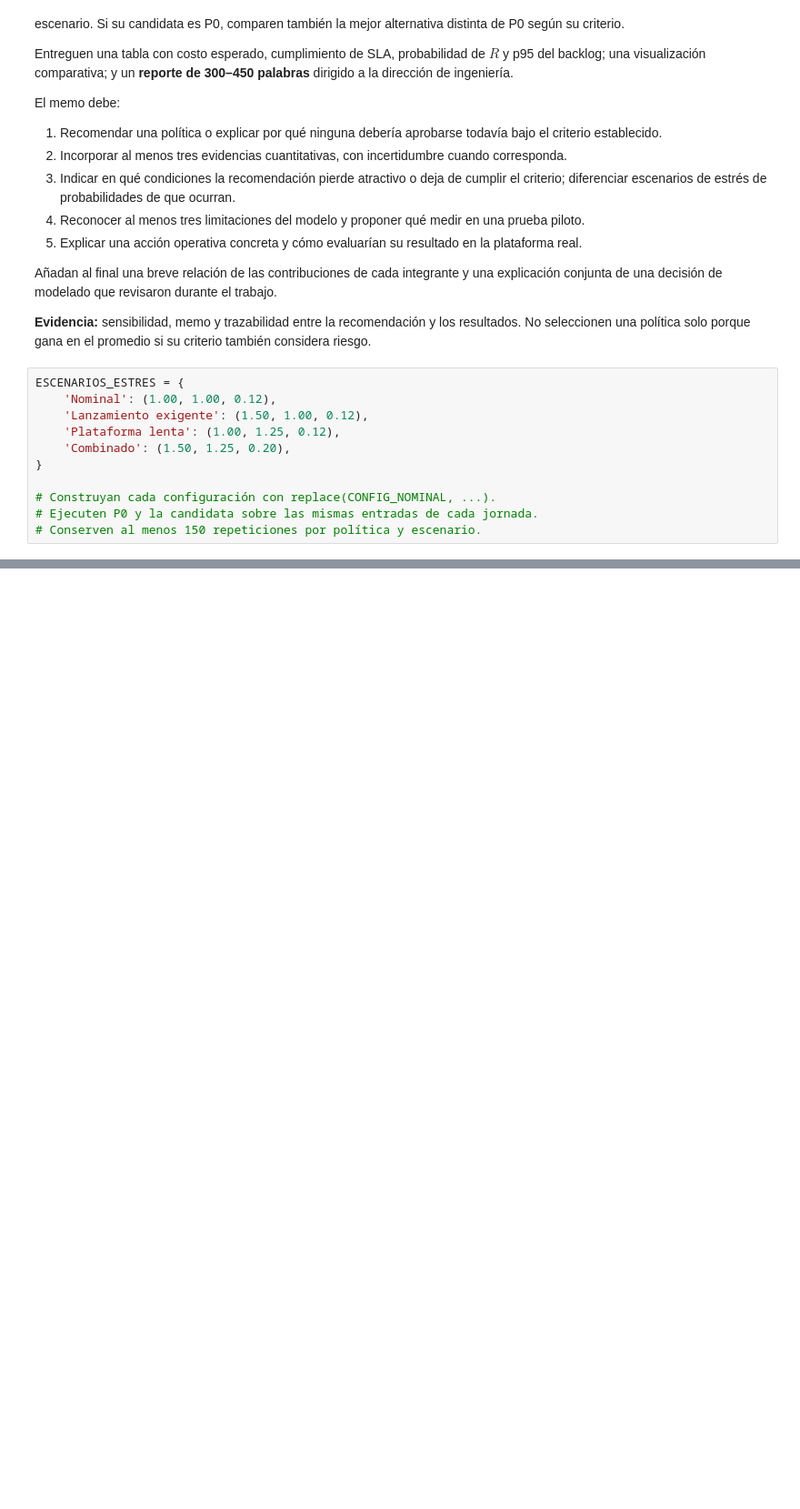
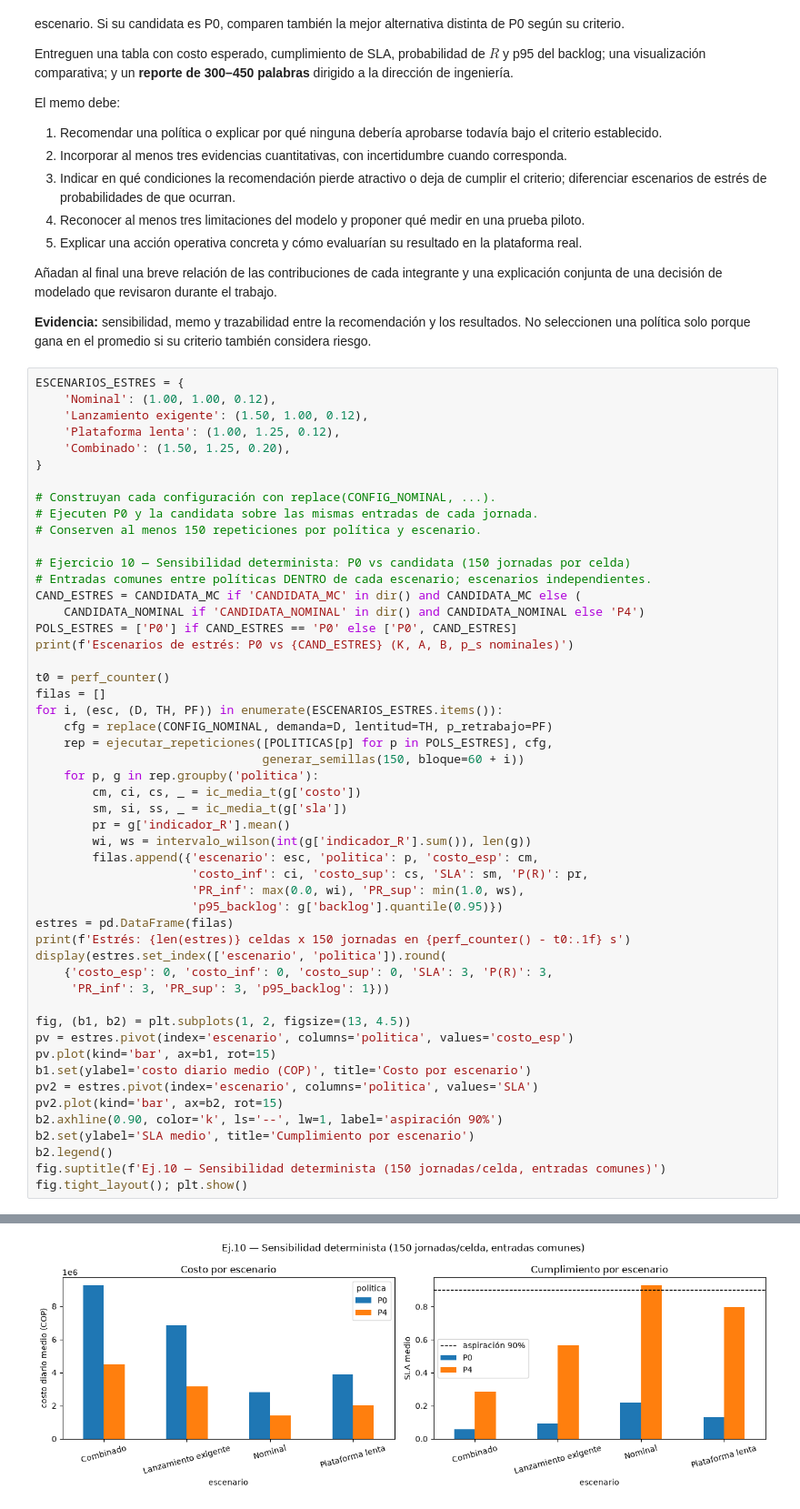
Before and after one commit to nykt3r/JupyterDevContainer, a Jupyter notebook: Taller_2_Modelos_y_Simulacion.ipynb, the cells around one changed output, grey strips where cells are left out. Shown at 91% size. Drawn from its saved outputs; the diff is of its cells as text; blank space fills up the shorter version.

```diff
--- a/Taller_2_Modelos_y_Simulacion.ipynb
+++ b/Taller_2_Modelos_y_Simulacion.ipynb
@@ -1288,3 +2129,44 @@ ESCENARIOS_ESTRES = {
 # Construyan cada configuración con replace(CONFIG_NOMINAL, ...).
 # Ejecuten P0 y la candidata sobre las mismas entradas de cada jornada.
 # Conserven al menos 150 repeticiones por política y escenario.
+
+# Ejercicio 10 — Sensibilidad determinista: P0 vs candidata (150 jornadas por celda)
+# Entradas comunes entre políticas DENTRO de cada escenario; escenarios independientes.
+CAND_ESTRES = CANDIDATA_MC if 'CANDIDATA_MC' in dir() and CANDIDATA_MC else (
+    CANDIDATA_NOMINAL if 'CANDIDATA_NOMINAL' in dir() and CANDIDATA_NOMINAL else 'P4')
+POLS_ESTRES = ['P0'] if CAND_ESTRES == 'P0' else ['P0', CAND_ESTRES]
+print(f'Escenarios de estrés: P0 vs {CAND_ESTRES} (K, A, B, p_s nominales)')
+
+t0 = perf_counter()
+filas = []
+for i, (esc, (D, TH, PF)) in enumerate(ESCENARIOS_ESTRES.items()):
+    cfg = replace(CONFIG_NOMINAL, demanda=D, lentitud=TH, p_retrabajo=PF)
+    rep = ejecutar_repeticiones([POLITICAS[p] for p in POLS_ESTRES], cfg,
+                                generar_semillas(150, bloque=60 + i))
+    for p, g in rep.groupby('politica'):
+        cm, ci, cs, _ = ic_media_t(g['costo'])
+        sm, si, ss, _ = ic_media_t(g['sla'])
+        pr = g['indicador_R'].mean()
+        wi, ws = intervalo_wilson(int(g['indicador_R'].sum()), len(g))
+        filas.append({'escenario': esc, 'politica': p, 'costo_esp': cm,
+                      'costo_inf': ci, 'costo_sup': cs, 'SLA': sm, 'P(R)': pr,
+                      'PR_inf': max(0.0, wi), 'PR_sup': min(1.0, ws),
+                      'p95_backlog': g['backlog'].quantile(0.95)})
+estres = pd.DataFrame(filas)
+print(f'Estrés: {len(estres)} celdas x 150 jornadas en {perf_counter() - t0:.1f} s')
+display(estres.set_index(['escenario', 'politica']).round(
+    {'costo_esp': 0, 'costo_inf': 0, 'costo_sup': 0, 'SLA': 3, 'P(R)': 3,
+     'PR_inf': 3, 'PR_sup': 3, 'p95_backlog': 1}))
+
+fig, (b1, b2) = plt.subplots(1, 2, figsize=(13, 4.5))
+pv = estres.pivot(index='escenario', columns='politica', values='costo_esp')
+pv.plot(kind='bar', ax=b1, rot=15)
+b1.set(ylabel='costo diario medio (COP)', title='Costo por escenario')
+pv2 = estres.pivot(index='escenario', columns='politica', values='SLA')
+pv2.plot(kind='bar', ax=b2, rot=15)
+b2.axhline(0.90, color='k', ls='--', lw=1, label='aspiración 90%')
+b2.set(ylabel='SLA medio', title='Cumplimiento por escenario')
+b2.legend()
+fig.suptitle(f'Ej.10 — Sensibilidad determinista (150 jornadas/celda, entradas comunes)')
+fig.tight_layout(); plt.show()
+# %% [output]
@@ -1291,3 +2185,4 @@ ESCENARIOS_ESTRES = {
+[figure, added]
 # %% [markdown]
 ### Reporte — ejercicio 10
 
```
Also changed, not shown: parts of 18 cells of this notebook, 2 other files.
